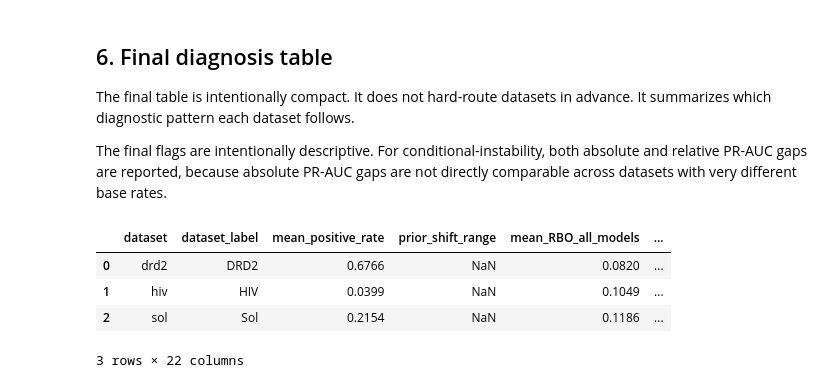
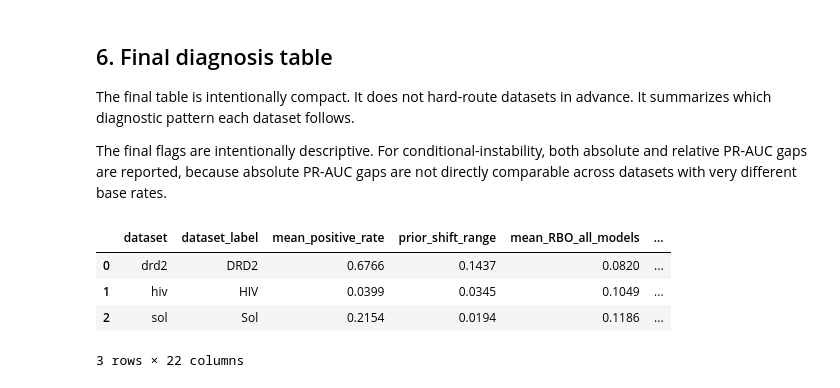
Before and after one commit to francescocapria/drug-discovery-lohi, a Jupyter notebook: notebooks/lohi_main_diagnostic_analysis.ipynb, the cells around one changed output. Saved outputs shown, nothing was run; the diff lists cells and outputs as text; code cells hidden in the pictures.

```diff
--- a/notebooks/lohi_main_diagnostic_analysis.ipynb
+++ b/notebooks/lohi_main_diagnostic_analysis.ipynb
@@ -2338,7 +2561,17 @@ def safe_sum(df: pd.DataFrame, col: str) -> float:
 
 def build_class_balance_summary_if_needed() -> pd.DataFrame:
     if "class_balance_summary" in globals():
-        return class_balance_summary.copy()
+        out = class_balance_summary.copy()
+
+        if "range_positive_rate" not in out.columns:
+            if "positive_rate_range" in out.columns:
+                out["range_positive_rate"] = out["positive_rate_range"]
+            elif {"max_positive_rate", "min_positive_rate"}.issubset(out.columns):
+                out["range_positive_rate"] = (
+                    out["max_positive_rate"] - out["min_positive_rate"]
+                )
+
+        return out
 
     if "class_balance" not in globals():
         raise ValueError("class_balance or class_balance_summary is missing.")
@@ -2458,14 +2691,10 @@ def build_final_diagnosis() -> pd.DataFrame:
             else np.nan
         )
 
-        if isinstance(absolute_gap_flag, (bool, np.bool_)) and isinstance(
-            relative_gap_flag, (bool, np.bool_)
-        ):
-            conditional_flag = bool(absolute_gap_flag or relative_gap_flag)
-        elif isinstance(absolute_gap_flag, (bool, np.bool_)):
-            conditional_flag = bool(absolute_gap_flag)
+        if isinstance(relative_gap_flag, (bool, np.bool_)):
+            conditional_flag = bool(relative_gap_flag)
         else:
-            conditional_flag = relative_gap_flag
+            conditional_flag = np.nan
 
         rows.append(
             {
@@ -2496,34 +2725,34 @@ def build_final_diagnosis() -> pd.DataFrame:
                 ),
                 "prior_shift_indicative": (
                     prior_range >= 0.10 if pd.notna(prior_range) else np.nan
                 ),
                 "stable_activity_rule_indicative": (
                     mean_rbo >= 0.60 if pd.notna(mean_rbo) else np.nan
                 ),
                 "activity_shift_below_random_indicative": (
                     activity_z <= -1.0 if pd.notna(activity_z) else np.nan
                 ),
                 "absolute_gap_instability_indicative": absolute_gap_flag,
                 "relative_gap_instability_indicative": relative_gap_flag,
                 "conditional_instability_indicative": conditional_flag,
             }
         )
 
     out = pd.DataFrame(rows)
 
     numeric_cols = out.select_dtypes(include="number").columns
     out[numeric_cols] = out[numeric_cols].round(4)
 
     out.to_csv(TAB_DIR / "tab6_final_diagnosis.csv", index=False)
 
     return out
 
 
 tab6_final_diagnosis = build_final_diagnosis()
 display(tab6_final_diagnosis)
 # %% [output]
 |  | dataset | dataset_label | mean_positive_rate | prior_shift_range | mean_RBO_all_models | ... |
-| 0 | drd2 | DRD2 | 0.6766 | NaN | 0.0820 | ... |
-| 1 | hiv | HIV | 0.0399 | NaN | 0.1049 | ... |
-| 2 | sol | Sol | 0.2154 | NaN | 0.1186 | ... |
+| 0 | drd2 | DRD2 | 0.6766 | 0.1437 | 0.0820 | ... |
+| 1 | hiv | HIV | 0.0399 | 0.0345 | 0.1049 | ... |
+| 2 | sol | Sol | 0.2154 | 0.0194 | 0.1186 | ... |
 3 rows × 22 columns
```
Also changed, not shown: parts of 3 cells of this notebook.
